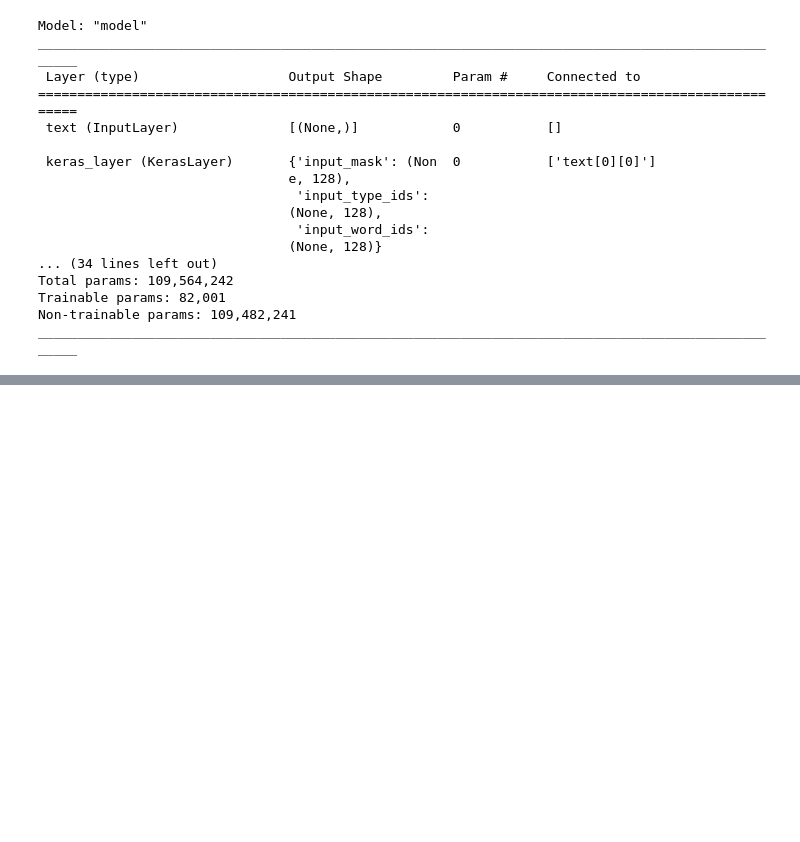
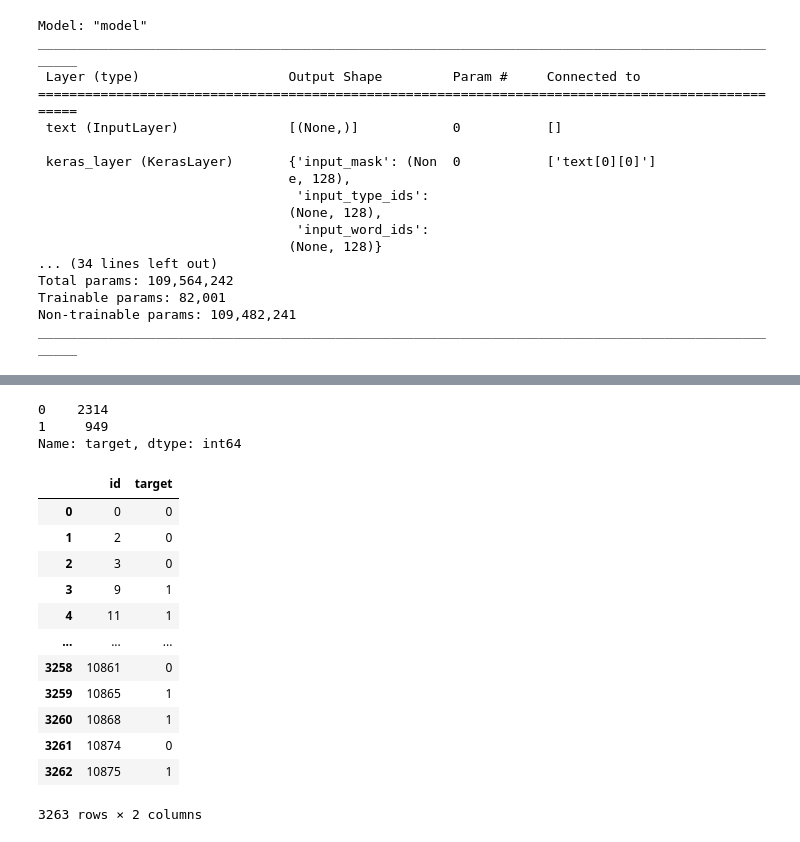
Before and after one commit to BlakeChiu/python, a Jupyter notebook: python-class/End_project.ipynb, the cells around one changed output, grey strips where cells are left out. Cells and saved outputs as stored; diff of their text form; code cells hidden in the pictures; blank space fills up the shorter version.

```diff
--- a/python-class/End_project.ipynb
+++ b/python-class/End_project.ipynb
@@ -409,0 +414,2 @@ Epoch 10/10
+# %%
+X_test = test.drop(["id","keyword", "location"], axis = 1)
@@ -409,0 +418,4 @@ Epoch 10/10
+# %%
+bert_predictions = model.predict(X_test)
+bert_predictions=bert_predictions.flatten()
+bert_predictions=np.where(bert_predictions > 0.5,1,0)
@@ -409,0 +424,24 @@ Epoch 10/10
+# %%
+sample["target"]=bert_predictions
+# %%
+sample.target.value_counts()
+# %% [output]
+0    2314
+1     949
+Name: target, dtype: int64
+# %%
+sample
+# %% [output]
+|  | id | target |
+| 0 | 0 | 0 |
+| 1 | 2 | 0 |
+| 2 | 3 | 0 |
+| 3 | 9 | 1 |
+| 4 | 11 | 1 |
+| ... | ... | ... |
+| 3258 | 10861 | 0 |
+| 3259 | 10865 | 1 |
+| 3260 | 10868 | 1 |
+| 3261 | 10874 | 0 |
+| 3262 | 10875 | 1 |
+3263 rows × 2 columns
```
Also changed, not shown: parts of 16 cells of this notebook.
